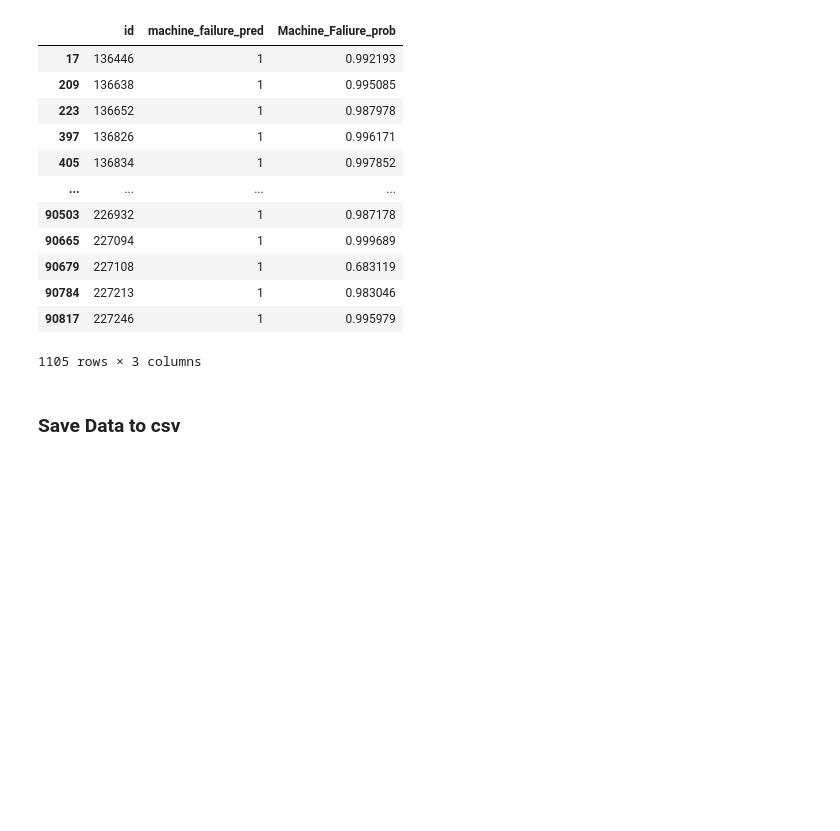
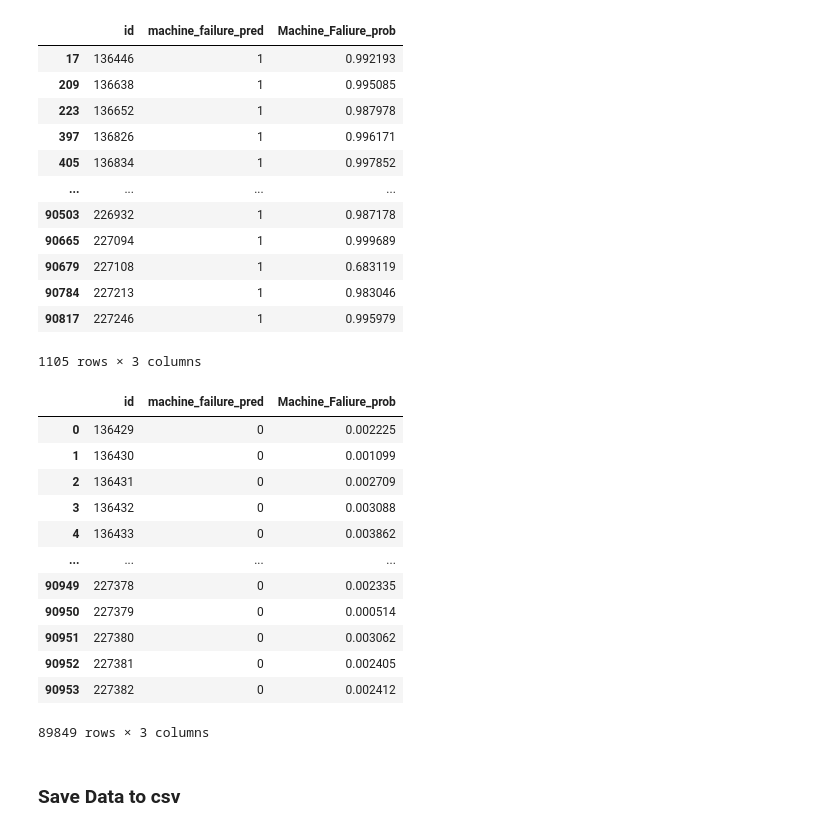
Before and after one commit to neerajprasad209/Classification_Project, a Jupyter notebook: ClassificationProject.ipynb, the cells around one changed output. Cells and saved outputs as stored; diff of their text form; code cells hidden in the pictures; blank space fills up the shorter version.

```diff
--- a/ClassificationProject.ipynb
+++ b/ClassificationProject.ipynb
@@ -688,6 +688,22 @@ df_final[df_final['machine_failure_pred']==1]
 | 90784 | 227213 | 1 | 0.983046 |
 | 90817 | 227246 | 1 | 0.995979 |
 1105 rows × 3 columns
+# %%
+df_final[df_final['machine_failure_pred']==0]
+# %% [output]
+|  | id | machine_failure_pred | Machine_Faliure_prob |
+| 0 | 136429 | 0 | 0.002225 |
+| 1 | 136430 | 0 | 0.001099 |
+| 2 | 136431 | 0 | 0.002709 |
+| 3 | 136432 | 0 | 0.003088 |
+| 4 | 136433 | 0 | 0.003862 |
+| ... | ... | ... | ... |
+| 90949 | 227378 | 0 | 0.002335 |
+| 90950 | 227379 | 0 | 0.000514 |
+| 90951 | 227380 | 0 | 0.003062 |
+| 90952 | 227381 | 0 | 0.002405 |
+| 90953 | 227382 | 0 | 0.002412 |
+89849 rows × 3 columns
 # %% [markdown]
 ### Save Data to csv
 # %%
```
